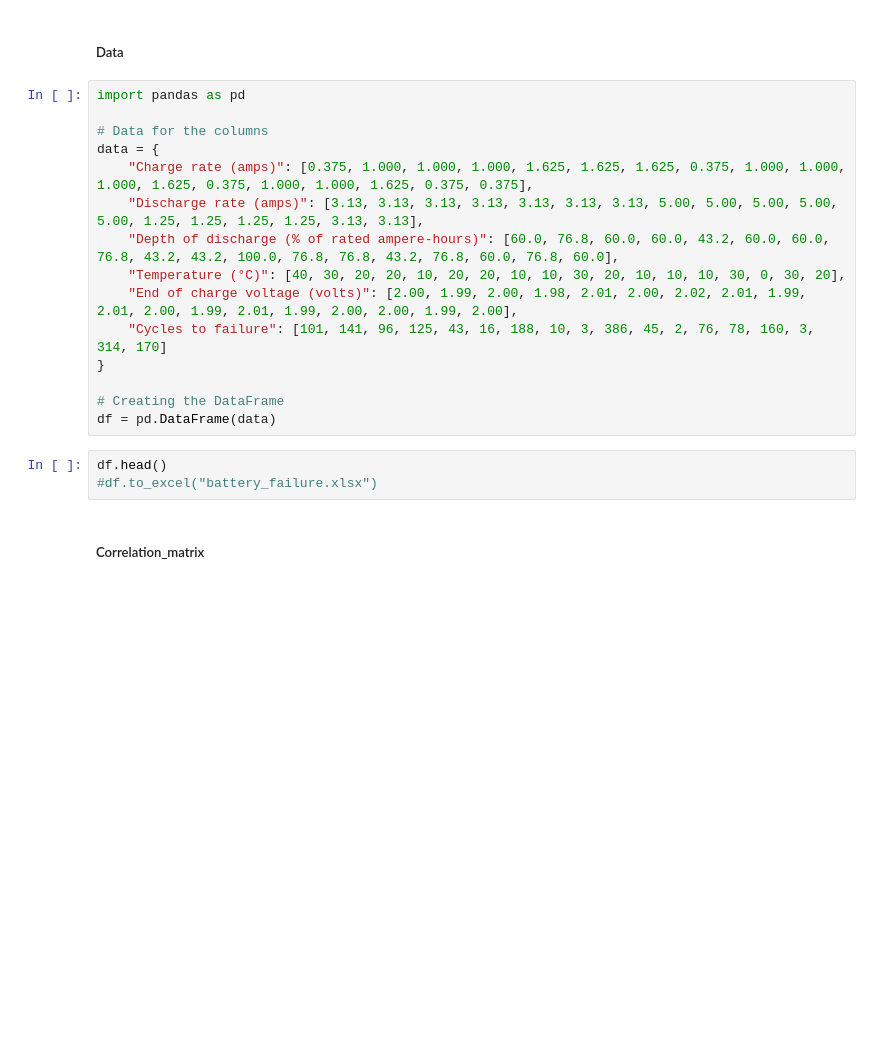
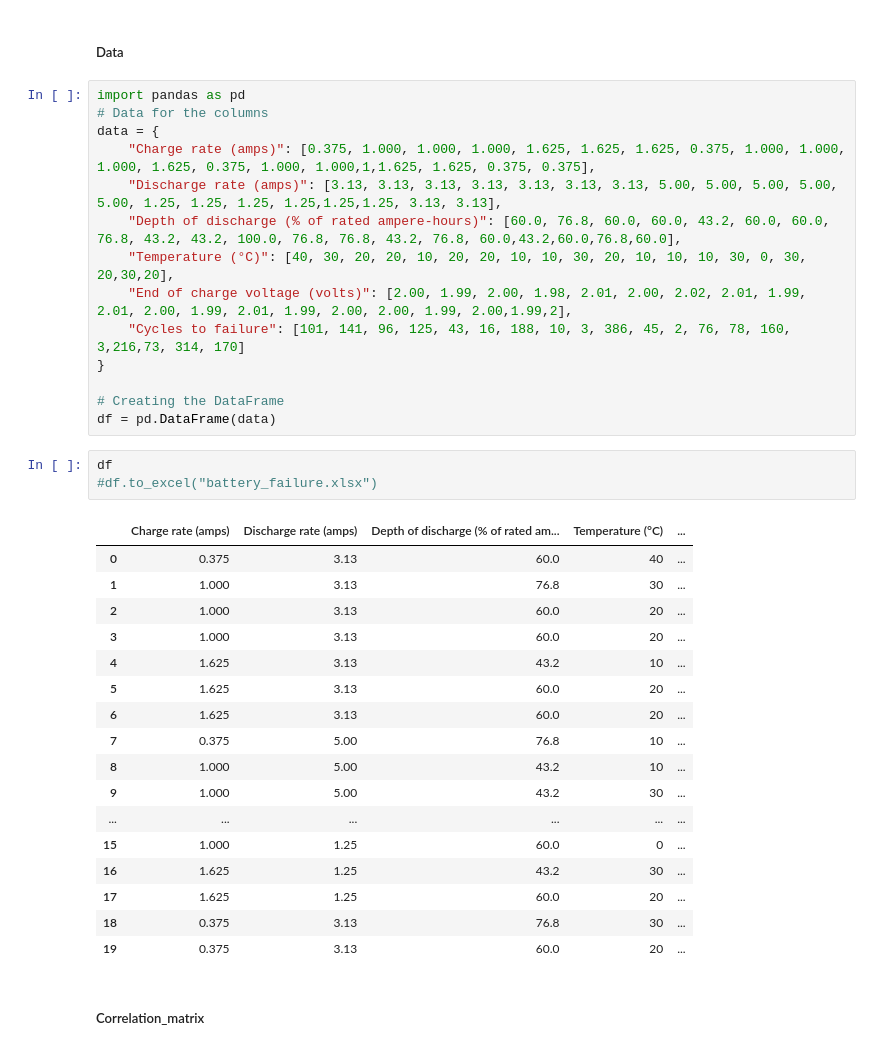
Before and after one commit to s0ul141/Multivariate_Data_Analysis, a Jupyter notebook: Multivariate_Regression_Analysis.ipynb, the cells around one changed output. Saved outputs shown, nothing was run; the diff lists cells and outputs as text; blank space fills up the shorter version.

```diff
--- a/Multivariate_Regression_Analysis.ipynb
+++ b/Multivariate_Regression_Analysis.ipynb
@@ -7,22 +7,39 @@
 ##### Data
 # %%
 import pandas as pd
-
 # Data for the columns
 data = {
-    "Charge rate (amps)": [0.375, 1.000, 1.000, 1.000, 1.625, 1.625, 1.625, 0.375, 1.000, 1.000, 1.000, 1.625, 0.375, 1.000, 1.000, 1.625, 0.375, 0.375],
-    "Discharge rate (amps)": [3.13, 3.13, 3.13, 3.13, 3.13, 3.13, 3.13, 5.00, 5.00, 5.00, 5.00, 5.00, 1.25, 1.25, 1.25, 1.25, 3.13, 3.13],
-    "Depth of discharge (% of rated ampere-hours)": [60.0, 76.8, 60.0, 60.0, 43.2, 60.0, 60.0, 76.8, 43.2, 43.2, 100.0, 76.8, 76.8, 43.2, 76.8, 60.0, 76.8, 60.0],
-    "Temperature (°C)": [40, 30, 20, 20, 10, 20, 20, 10, 10, 30, 20, 10, 10, 10, 30, 0, 30, 20],
-    "End of charge voltage (volts)": [2.00, 1.99, 2.00, 1.98, 2.01, 2.00, 2.02, 2.01, 1.99, 2.01, 2.00, 1.99, 2.01, 1.99, 2.00, 2.00, 1.99, 2.00],
-    "Cycles to failure": [101, 141, 96, 125, 43, 16, 188, 10, 3, 386, 45, 2, 76, 78, 160, 3, 314, 170]
+    "Charge rate (amps)": [0.375, 1.000, 1.000, 1.000, 1.625, 1.625, 1.625, 0.375, 1.000, 1.000, 1.000, 1.625, 0.375, 1.000, 1.000,1,1.625, 1.625, 0.375, 0.375],
+    "Discharge rate (amps)": [3.13, 3.13, 3.13, 3.13, 3.13, 3.13, 3.13, 5.00, 5.00, 5.00, 5.00, 5.00, 1.25, 1.25, 1.25, 1.25,1.25,1.25, 3.13, 3.13],
+    "Depth of discharge (% of rated ampere-hours)": [60.0, 76.8, 60.0, 60.0, 43.2, 60.0, 60.0, 76.8, 43.2, 43.2, 100.0, 76.8, 76.8, 43.2, 76.8, 60.0,43.2,60.0,76.8,60.0],
+    "Temperature (°C)": [40, 30, 20, 20, 10, 20, 20, 10, 10, 30, 20, 10, 10, 10, 30, 0, 30, 20,30,20],
+    "End of charge voltage (volts)": [2.00, 1.99, 2.00, 1.98, 2.01, 2.00, 2.02, 2.01, 1.99, 2.01, 2.00, 1.99, 2.01, 1.99, 2.00, 2.00, 1.99, 2.00,1.99,2],
+    "Cycles to failure": [101, 141, 96, 125, 43, 16, 188, 10, 3, 386, 45, 2, 76, 78, 160, 3,216,73, 314, 170]
 }
 
 # Creating the DataFrame
 df = pd.DataFrame(data)
 # %%
-df.head()
+df
 #df.to_excel("battery_failure.xlsx")
+# %% [output]
+|  | Charge rate (amps) | Discharge rate (amps) | Depth of discharge (% of rated am... | Temperature (°C) | ... |
+| 0 | 0.375 | 3.13 | 60.0 | 40 | ... |
+| 1 | 1.000 | 3.13 | 76.8 | 30 | ... |
+| 2 | 1.000 | 3.13 | 60.0 | 20 | ... |
+| 3 | 1.000 | 3.13 | 60.0 | 20 | ... |
+| 4 | 1.625 | 3.13 | 43.2 | 10 | ... |
+| 5 | 1.625 | 3.13 | 60.0 | 20 | ... |
+| 6 | 1.625 | 3.13 | 60.0 | 20 | ... |
+| 7 | 0.375 | 5.00 | 76.8 | 10 | ... |
+| 8 | 1.000 | 5.00 | 43.2 | 10 | ... |
+| 9 | 1.000 | 5.00 | 43.2 | 30 | ... |
+| ... | ... | ... | ... | ... | ... |
+| 15 | 1.000 | 1.25 | 60.0 | 0 | ... |
+| 16 | 1.625 | 1.25 | 43.2 | 30 | ... |
+| 17 | 1.625 | 1.25 | 60.0 | 20 | ... |
+| 18 | 0.375 | 3.13 | 76.8 | 30 | ... |
+| 19 | 0.375 | 3.13 | 60.0 | 20 | ... |
 # %% [markdown]
 ##### Correlation_matrix
 # %%
```
Also changed, not shown: parts of 14 cells of this notebook.
